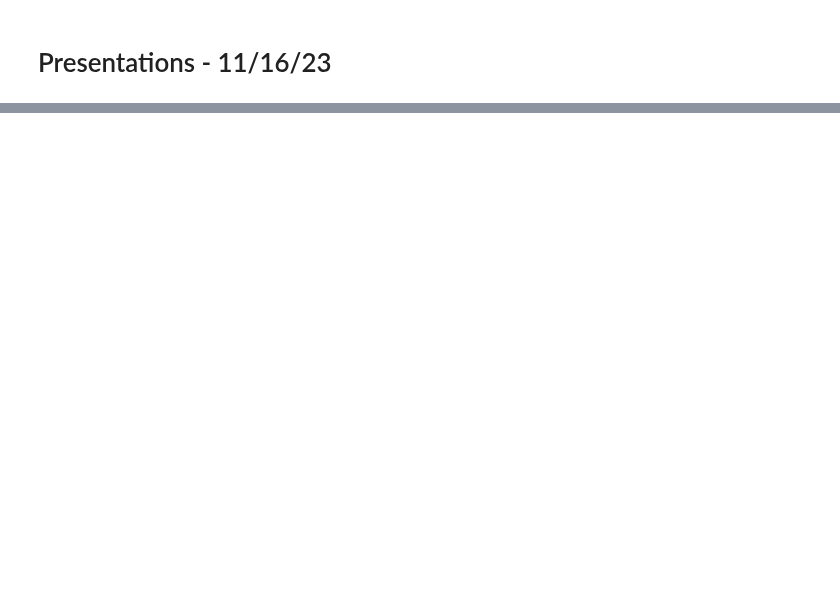
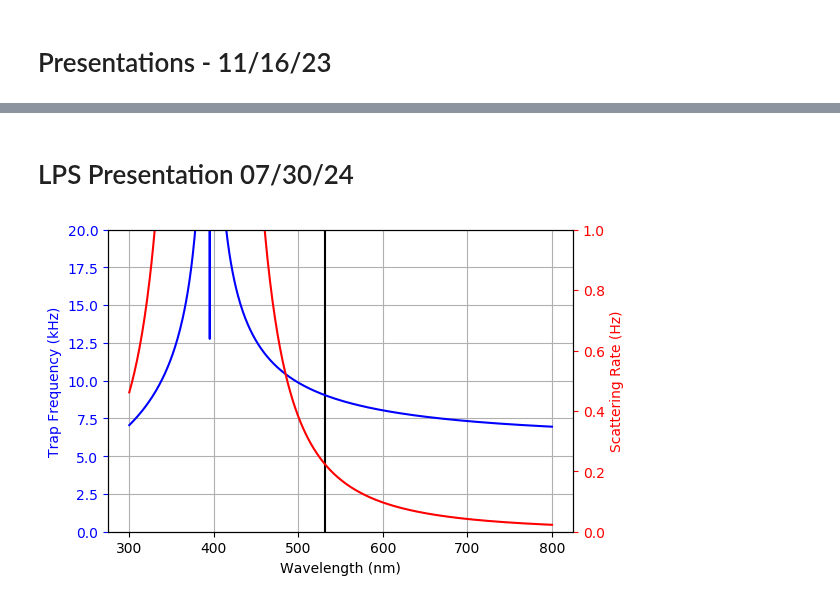
Before and after one commit to SQRLab/BladeRunner, a Jupyter notebook: Tweezers/TweezerFigures.ipynb, the cells around one changed output, grey strips where cells are left out. Cells and saved outputs as stored; diff of their text form; code cells hidden in the pictures; blank space fills up the shorter version.

Commit message:
small fixes, plot for lps presentation

```diff
--- a/Tweezers/TweezerFigures.ipynb
+++ b/Tweezers/TweezerFigures.ipynb
@@ -82,0 +63,39 @@ beamwaists
+# %% [markdown]
+# LPS Presentation 07/30/24
+# %%
+df = pd.read_csv('S_P_only.csv',sep = ",",encoding='UTF-8')
+
+lambdares = np.array(df["wavelength (nm)"])*1e-9
+omegares = 2*pi*c/lambdares
+linewidths = np.array(df["A_ki (s^-1)"])
+# %%
+lams = np.linspace(300,800,500)*1e-9
+omegas_twzs = 2*pi*c/lams
+Popt = 50e-3
+w0s = 5e-6
+
+w_twz_r,w_twz_a = tweezer_optical_potential_to_trap_frequency(omegas_twzs,linewidths,omegares,Popt,w0s,m)
+s = scattering(omegas_twzs,linewidths,omegares,Popt,w0s)
+# %%
+fig,ax = plt.subplots(1,1,dpi=100)
+
+ax.plot(lams*1e9,w_twz_r*1e-3/(2*np.pi),'b')
+ax.vlines(532,0,20,'k')
+
+ax2=ax.twinx()
+ax2.plot(lams*1e9,s,'r')
+
+ax.set_ylim(0,20)
+ax2.set_ylim(0,1)
+
+ax.set_xlabel('Wavelength (nm)')
+ax.set_ylabel('Trap Frequency (kHz)',color='b')
+ax2.set_ylabel('Scattering Rate (Hz)',color='r')
+
+ax.tick_params(axis='y', colors='b')
+ax2.tick_params(axis='y', colors='r')
+
+ax.grid()
+plt.show()
+# %% [output]
+[figure, added]
```
Also changed, not shown: parts of 2 cells of this notebook, 2 other files.
